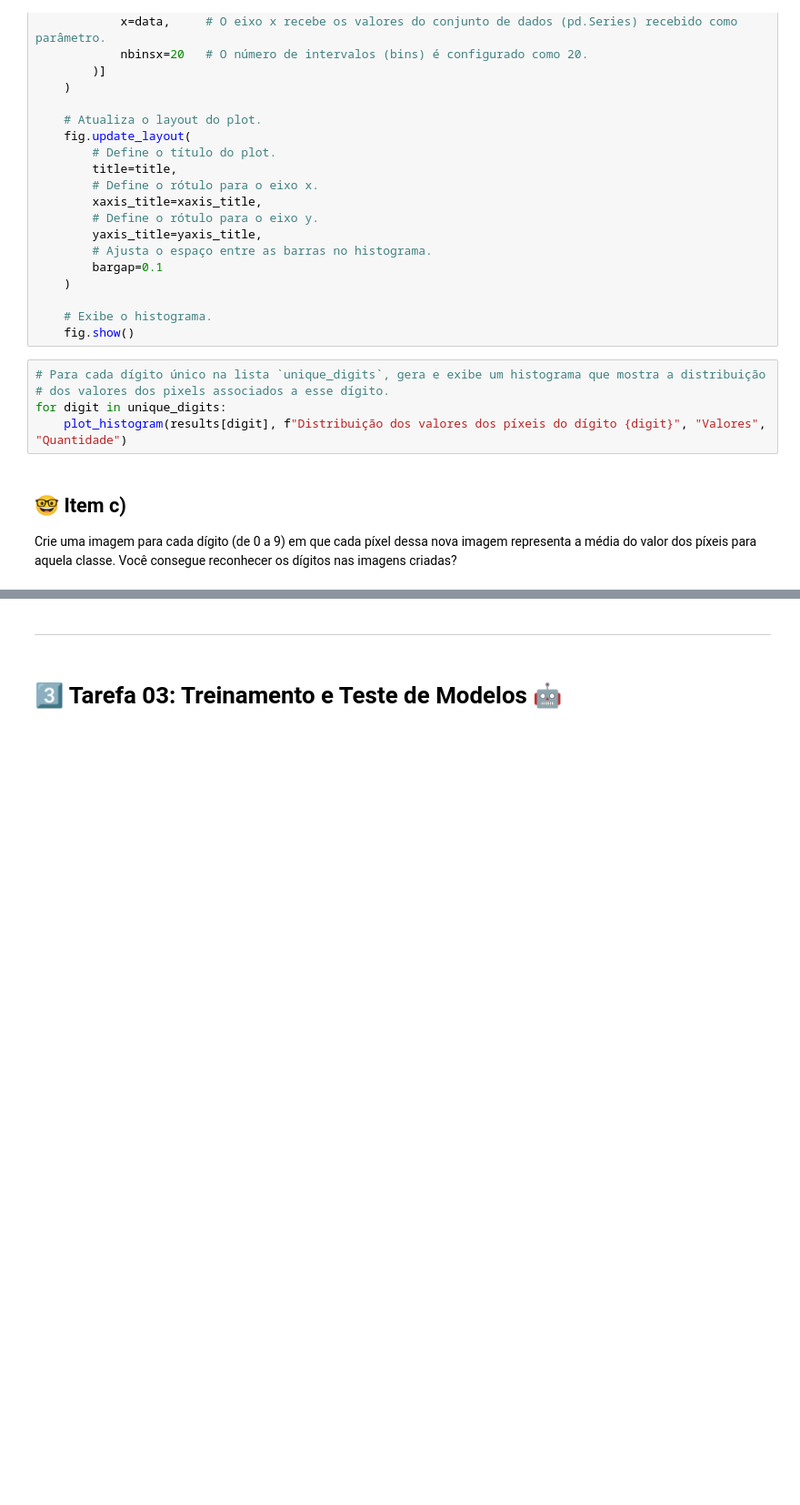
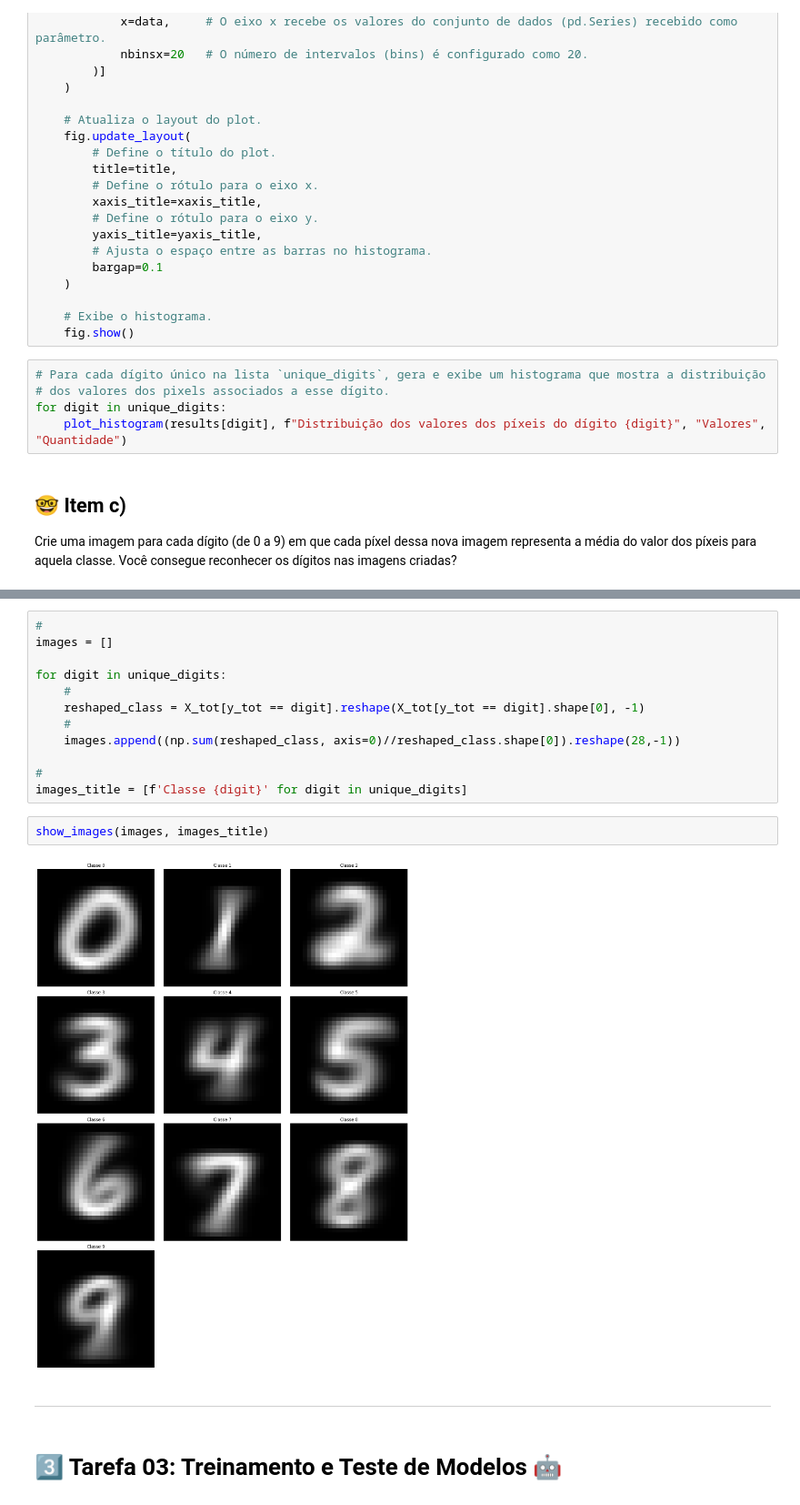
Before and after one commit to GB-Navarro/PMR3508-EP2, a Jupyter notebook: Template_EP02.ipynb, the cells around one changed output, grey strips where cells are left out. Shown at 91% size. Drawn from its saved outputs; the diff is of its cells as text; blank space fills up the shorter version.

```diff
--- a/Template_EP02.ipynb
+++ b/Template_EP02.ipynb
@@ -369,3 +433,19 @@ Crie uma imagem para cada dígito (de 0 a 9) em que cada píxel dessa nova image
+# %%
+#
+images = []
+
+for digit in unique_digits:
+    #
+    reshaped_class = X_tot[y_tot == digit].reshape(X_tot[y_tot == digit].shape[0], -1)
+    #
+    images.append((np.sum(reshaped_class, axis=0)//reshaped_class.shape[0]).reshape(28,-1))
+
+#
+images_title = [f'Classe {digit}' for digit in unique_digits]
+# %%
+show_images(images, images_title)
+# %% [output]
+[figure, added]
 # %% [markdown]
 ---
 # %% [markdown]
```
Also changed, not shown: parts of 10 cells of this notebook.
